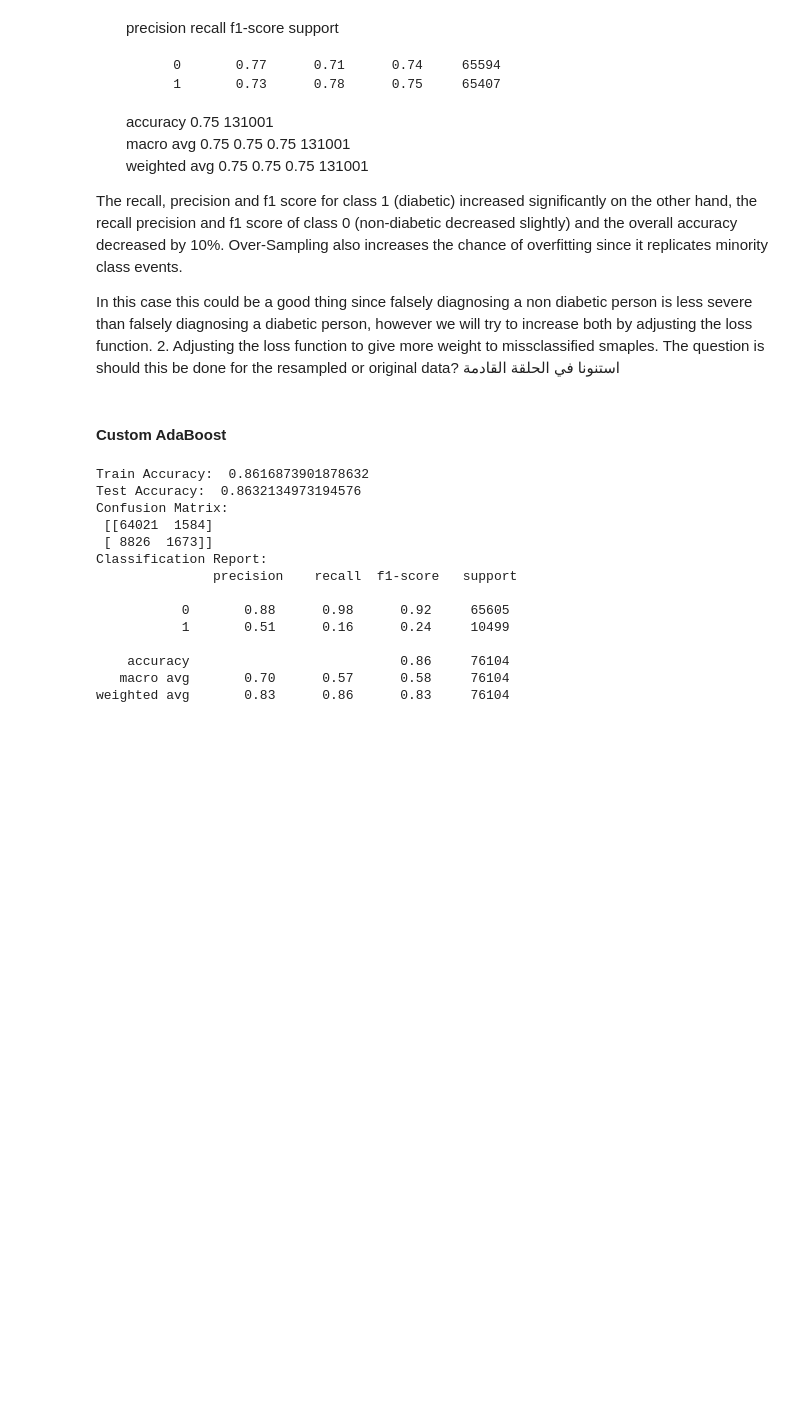
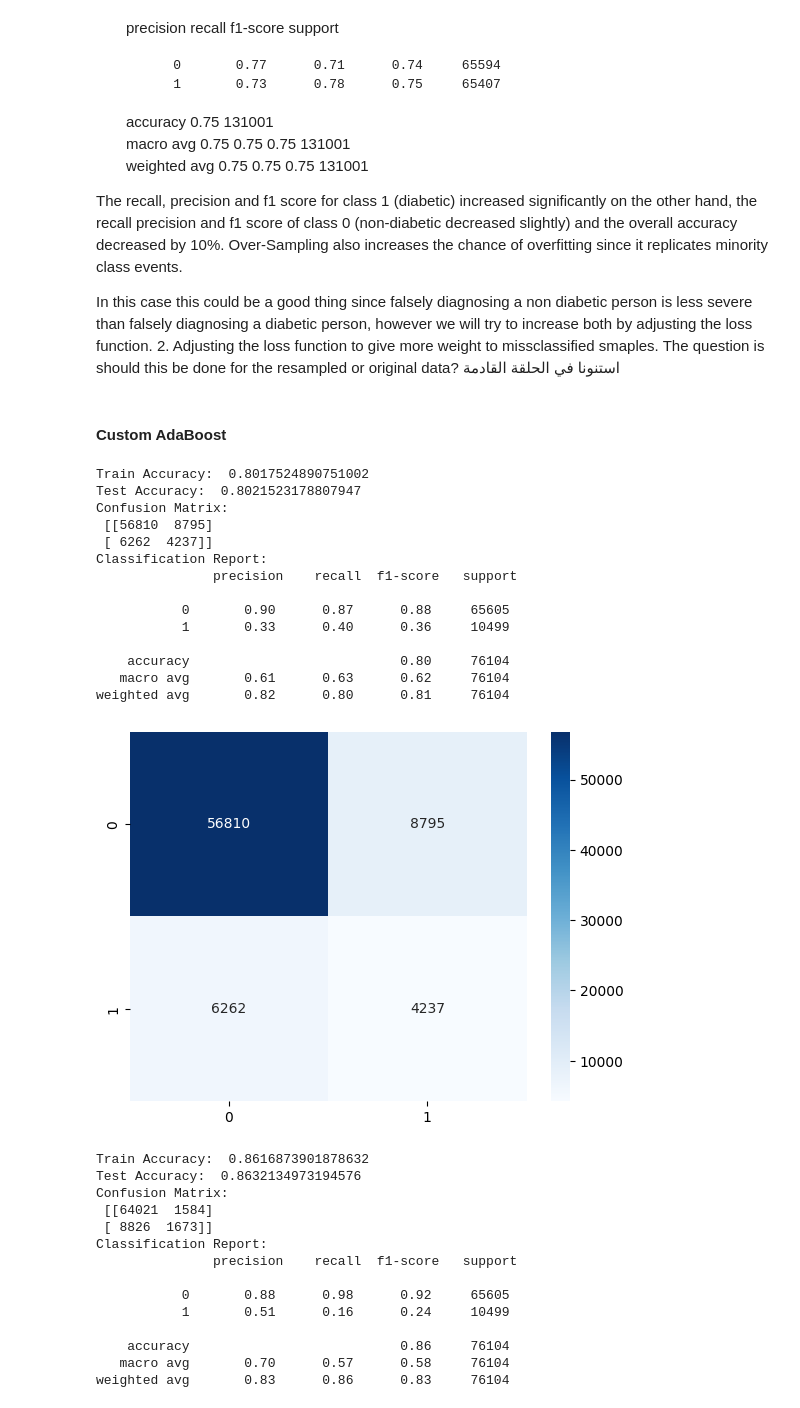
Before and after one commit to yasmineghanem/ML-Project, a Jupyter notebook: notebook.ipynb, the cells around one changed output. Drawn from its saved outputs; the diff is of its cells as text; code cells hidden in the pictures; blank space fills up the shorter version.

Commit message:
adaboost classifier

```diff
--- a/notebook.ipynb
+++ b/notebook.ipynb
@@ -1068,6 +1072,39 @@ In this case this could be a good thing since falsely diagnosing a non diabetic
 # Give even more weight to the samples that are misclassified
 # trying with the original dataset
 X_train, X_test, Y_train, Y_test = train_test_split(final_features, labels, test_size=0.3, random_state=42)
+# %%
+# Custom adaboost without weight multipliers
+n_estimators = 100
+
+train_accuracy, test_accuracy, predicted_train, predicted_test = get_scores(n_estimators, X_train, Y_train, X_test, Y_test)
+
+conf_matrix = confusion_matrix(Y_test, predicted_test)
+class_report = classification_report(Y_test, predicted_test)
+
+print("Train Accuracy: ", train_accuracy)
+print("Test Accuracy: ", test_accuracy)
+print("Confusion Matrix: \n", conf_matrix)
+print("Classification Report: \n", class_report)
+
+# plot the confusion matrix
+sns.heatmap(conf_matrix, annot=True, fmt='d', cmap='Blues')
+plt.show()
+# %% [output]
+Train Accuracy:  0.8017524890751002
+Test Accuracy:  0.8021523178807947
+Confusion Matrix:
+ [[56810  8795]
+ [ 6262  4237]]
+Classification Report:
+               precision    recall  f1-score   support
+
+           0       0.90      0.87      0.88     65605
+           1       0.33      0.40      0.36     10499
+
+    accuracy                           0.80     76104
+   macro avg       0.61      0.63      0.62     76104
+weighted avg       0.82      0.80      0.81     76104
+[figure, added]
 # %%
 # trying our own adaboost classifier => from lab
 n_estimators = 100
```
Also changed, not shown: parts of 5 cells of this notebook, 6 other files.
